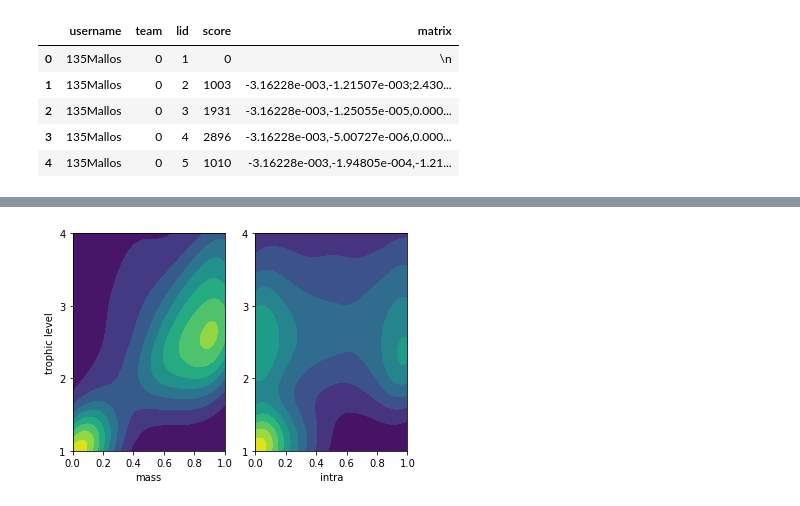
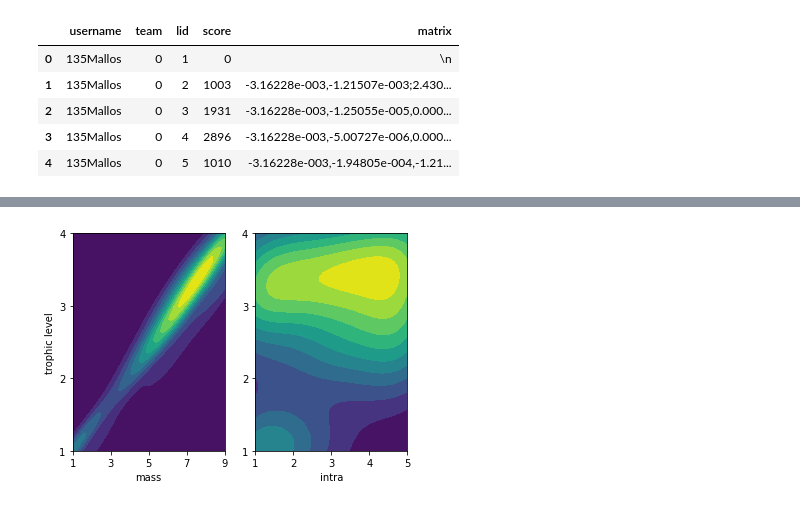
Before and after one commit to jxz12/ecobuild_analysis, a Jupyter notebook: graphs.ipynb, the cells around one changed output, grey strips where cells are left out. Saved outputs shown, nothing was run; the diff lists cells and outputs as text; code cells hidden in the pictures.

```diff
--- a/graphs.ipynb
+++ b/graphs.ipynb
@@ -152,13 +152,15 @@ for i in range(9):
     size= i/8
     for j in range(5):
         intra = 1-j/4
-        im[j,i] = clamp(animalcol[size,intra])
+        im[j,i] = clamp(plantcol[size,intra])
 
-fig,ax = plt.subplots()
-ax.set_xticklabels(np.arange(0,10))
-ax.set_yticklabels(np.arange(6,0,-1))
+fig,ax = plt.subplots(figsize=(2,1))
+# ax.set_xticklabels(np.arange(0,10))
+# ax.set_yticklabels(np.arange(6,0,-1))
+ax.tick_params(axis='y', left=False, labelleft=False)
+ax.tick_params(axis='x', bottom=False, labelbottom=False)
 ax.set_xlabel('mass')
 ax.set_ylabel('intra')
 ax.imshow(im)
-# plt.savefig('results/plantlab.svg')
+plt.savefig('results/plantlab.svg')
 # %% [output]
@@ -230,7 +231,7 @@ for lid in lid_grouped.groups.keys():
         colors = [cols[i] for i in nodelist]
 
         plt.clf()
-        nx.draw(G, nodelist=nodelist, pos=X, node_color=colors, edge_color=(0,0,0,.5))
+        nx.draw(G, nodelist=nodelist, pos=X, node_color=colors, edge_color=(0,0,0,.25))
         plt.axis('equal')
         plt.savefig(f'results/nodelinks/{lid}_{rank}.png')
         print(f'done {lid} {rank}')
@@ -296,3 +297,8 @@ def graph_attrs(G):
 #     communities = nx.algorithms.community.greedy_modularity_communities(undirected)
 #     communities = list(communities)
     return attrs
+# %%
+G = nx.DiGraph()
+G.add_edge(0,1)
+G.add_edge(0,2)
+print(graph_attrs(G))
@@ -300,7 +308,7 @@ def graph_attrs(G):
 lid_grouped = df.groupby('lid')
 
 for lid in lid_grouped.groups.keys():
-    if lid!=101:
+    if lid<100:
         continue
     print(f'doing {lid}')
 
@@ -317,9 +325,11 @@ for lid in lid_grouped.groups.keys():
     connectances = []
     coherences = []
 
-    for rank in range(50):
-#     for rank in range(len(df_best)):
+    nranks = 3
+#     nranks = len(df_best)
+    for rank in range(nranks):
         row = df_best.iloc[rank]
+        print(row['username'], row['team'])
         try:
             G = get_nx_from_matrix(row['matrix'])
         except ValueError:
@@ -349,14 +359,16 @@ for lid in lid_grouped.groups.keys():
         if not math.isnan(attrs['incoherence']):
             coherences.append(attrs['incoherence'])
 
-    fig,axes = plt.subplots(nrows=2, gridspec_kw={'hspace':.3}, figsize=(5,4))
+    #######################
+    # SIZE AGAINST INTRA
+
+    fig,axes = plt.subplots(nrows=2, gridspec_kw={'hspace':.28}, figsize=(5,4))
 
     viridis = plt.get_cmap('viridis')
     tab10 = plt.get_cmap('tab10')
-#     sns.set_palette('viridis')
 
-    axes[0].set_title('plants')
-    axes[0].set_xticks([])
+    axes[0].set_title('plants', fontsize=11)
+    axes[0].tick_params(axis='x', labelbottom=False)
 #     axes[0].set_xticks(np.arange(0,9))
 #     axes[0].set_xticklabels(np.arange(1,10))
     axes[0].set_yticks(np.arange(0,6))
@@ -365,9 +377,9 @@ for lid in lid_grouped.groups.keys():
     axes[0].set_ylabel('intra')
     a = axes[0].imshow(im_plant)
 
-    axes[1].set_title('animals', fontsize=5)
-    axes[1].set_xticks(np.arange(0,9))
-    axes[1].set_xticklabels(np.arange(1,10))
+    axes[1].set_title('animals', fontsize=11)
+    axes[1].set_xticks(np.arange(0,9,2))
+    axes[1].set_xticklabels(np.arange(1,10,2))
     axes[1].set_yticks(np.arange(0,6))
     axes[1].set_yticklabels(np.arange(5,0,-1))
     axes[1].set_xlabel('mass')
@@ -376,13 +388,16 @@ for lid in lid_grouped.groups.keys():
 
     colora = plt.colorbar(a, ax=axes[0])
     colorb = plt.colorbar(b, ax=axes[1])
-    plt.show()
+
+    plt.savefig(f'results/research/{lid}_{nranks}_0.svg')
 
 
-    # compare trophic level against size
+    ##############################
+    # TROPHIC AGAINST MASS/INTRA
+
     fig,axes = plt.subplots(ncols=2, figsize=(6,4))
     sns.kdeplot(y_size, x_trophic, shade=True, ax=axes[0], cmap=viridis)
-    sns.kdeplot(y_intra, x_trophic, shade=True, ax=axes[1], cmap=viridis)
+    sns.kdeplot(y_intra, x_trophic, shade=True, ax=axes[1], cmap=viridis)#, bw=.4)
 #     sns.scatterplot(y_size, x_trophic, ax=axes[0])
 #     sns.scatterplot(y_intra, x_trophic, ax=axes[1])
     axes[0].set_ylabel('trophic level')
@@ -390,31 +405,57 @@ for lid in lid_grouped.groups.keys():
     axes[0].set_xlabel('mass')
     axes[0].set_xlim([0,1])
     axes[0].set_ylim([1,4])
+    axes[0].set_xticks([0,.25,.5,.75,1])
+    axes[0].set_xticklabels([1,3,5,7,9])
+
     axes[1].set_yticks([1,2,3,4])
     axes[1].set_xlabel('intra')
     axes[1].set_xlim([0,1])
     axes[1].set_ylim([1,4])
+    axes[1].set_xticks([0,.25,.5,.75,1])
+    axes[1].set_xticklabels([1,2,3,4,5])
+
+    plt.savefig(f'results/research/{lid}_{nranks}_1.svg')
+
+
+    ##############################
+    # CONNECTANCE AND INCOHERENCE
 
     # compare trophic level against size
     fig,axes = plt.subplots(nrows=2, figsize=(5,4), gridspec_kw={'hspace':.3})
-    sns.distplot(connectances, ax=axes[0], color=tab10(0))
-    sns.distplot(coherences, ax=axes[1], color=tab10(0))
     med_conn = np.median(connectances)
     med_cohe = np.median(coherences)
+    sns.distplot(connectances, ax=axes[0], color=tab10(0))
     axes[0].axvline(med_conn, ls=(0,[2,2]), color=tab10(0))
-    axes[1].axvline(med_cohe, ls=(0,[2,2]), color=tab10(0))
-    axes[0].set_title('connectance')
+    axes[0].set_title('connectance', fontsize=11)
     axes[0].set_xlim([0,1])
     axes[0].tick_params(axis='x', labelbottom=False)
-    axes[1].set_title('incoherence')
+    axes[0].set_ylabel('num webs')
+    axes[0].tick_params(axis='y', left=False, labelleft=False)
+
+    axes[1].set_title('incoherence', fontsize=11)
     axes[1].set_xlim([0,1])
+    axes[1].set_ylabel('num webs')
+    axes[1].tick_params(axis='y', left=False, labelleft=False)
+    if med_cohe!=0:
+        sns.distplot(coherences, ax=axes[1], color=tab10(0))
+        axes[1].axvline(med_cohe, ls=(0,[2,2]), color=tab10(0))
+    else:
+        axes[1].axvline(.005, ls=(0,[2,2]), color=tab10(0))
+
+    plt.savefig(f'results/research/{lid}_{nranks}_2.svg')
+
+    ##############################
+    # DIST TROPHIC LEVEL
 
     med_trophic = np.median(x_trophic)
     fix,ax = plt.subplots(figsize=(4,4))
     sns.distplot(x_trophic, ax=ax, color=tab10(0))
     ax.axvline(med_trophic, ls=(0,[2,2]), color=tab10(0))
     ax.set_xlabel('trophic level')
+    ax.set_ylabel('num species')
+    ax.tick_params(axis='y', left=False, labelleft=False)
 
-#     plt.savefig(f'results/features/{lid}_si_top10.png')
+    plt.savefig(f'results/research/{lid}_{nranks}_3.svg')
 # %% [output]
 doing 101
@@ -422 +474 @@ doing 101
-[figure, old version]
+[figure, new version]
```
Also changed, not shown: parts of 4 cells of this notebook, 2 other files.
